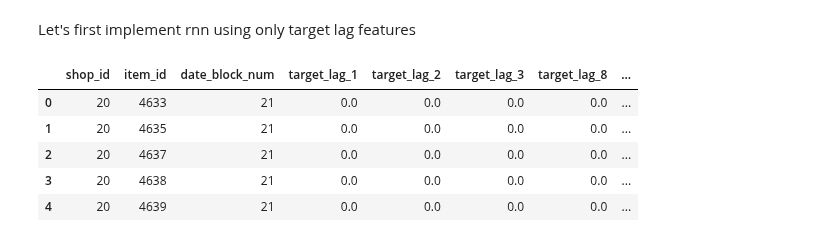
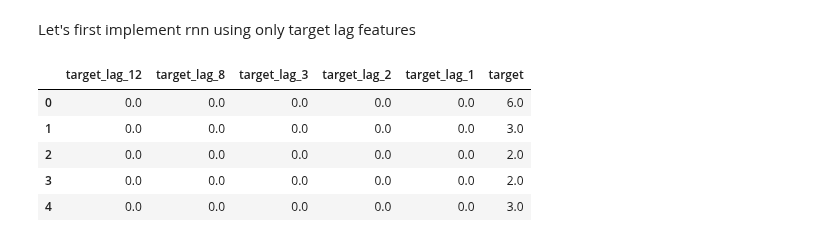
Before and after one commit to igor-cheb/retail_sales_prediction, a Jupyter notebook: modelling.ipynb, the cells around one changed output. Cells and saved outputs as stored; diff of their text form; code cells hidden in the pictures.

```diff
--- a/modelling.ipynb
+++ b/modelling.ipynb
@@ -391,14 +391,16 @@ Key RNN attributes for the problem at hand:
 - <b>Context</b>: context would be a sequence of tokens for the same item-shop combination but for past months. Context length is reasonable to keep to the length of the longest seasonality cycle we see in the data, i.e. -- 1 year, 12 months, 12 tokens, that is.
 # %% [markdown]
 Let's first implement rnn using only target lag features
+# %%
+features_df = read_train()
 # %%
-rnn_feats = [col for col in features_df if 'target_lag' in col]
-rnn_df = features_df[cols_di['index'] + rnn_feats + cols_di['target']]
+rnn_feats = [col for col in features_df if 'target_lag' in col][::-1]
+rnn_df = features_df[rnn_feats + ['target']]
 rnn_df.head()
 # %% [output]
-|  | shop_id | item_id | date_block_num | target_lag_1 | target_lag_2 | target_lag_3 | target_lag_8 | ... |
-| 0 | 20 | 4633 | 21 | 0.0 | 0.0 | 0.0 | 0.0 | ... |
-| 1 | 20 | 4635 | 21 | 0.0 | 0.0 | 0.0 | 0.0 | ... |
-| 2 | 20 | 4637 | 21 | 0.0 | 0.0 | 0.0 | 0.0 | ... |
-| 3 | 20 | 4638 | 21 | 0.0 | 0.0 | 0.0 | 0.0 | ... |
-| 4 | 20 | 4639 | 21 | 0.0 | 0.0 | 0.0 | 0.0 | ... |
+|  | target_lag_12 | target_lag_8 | target_lag_3 | target_lag_2 | target_lag_1 | target |
+| 0 | 0.0 | 0.0 | 0.0 | 0.0 | 0.0 | 6.0 |
+| 1 | 0.0 | 0.0 | 0.0 | 0.0 | 0.0 | 3.0 |
+| 2 | 0.0 | 0.0 | 0.0 | 0.0 | 0.0 | 2.0 |
+| 3 | 0.0 | 0.0 | 0.0 | 0.0 | 0.0 | 2.0 |
+| 4 | 0.0 | 0.0 | 0.0 | 0.0 | 0.0 | 3.0 |
```
Also changed, not shown: parts of 7 cells of this notebook, 1 other file.
